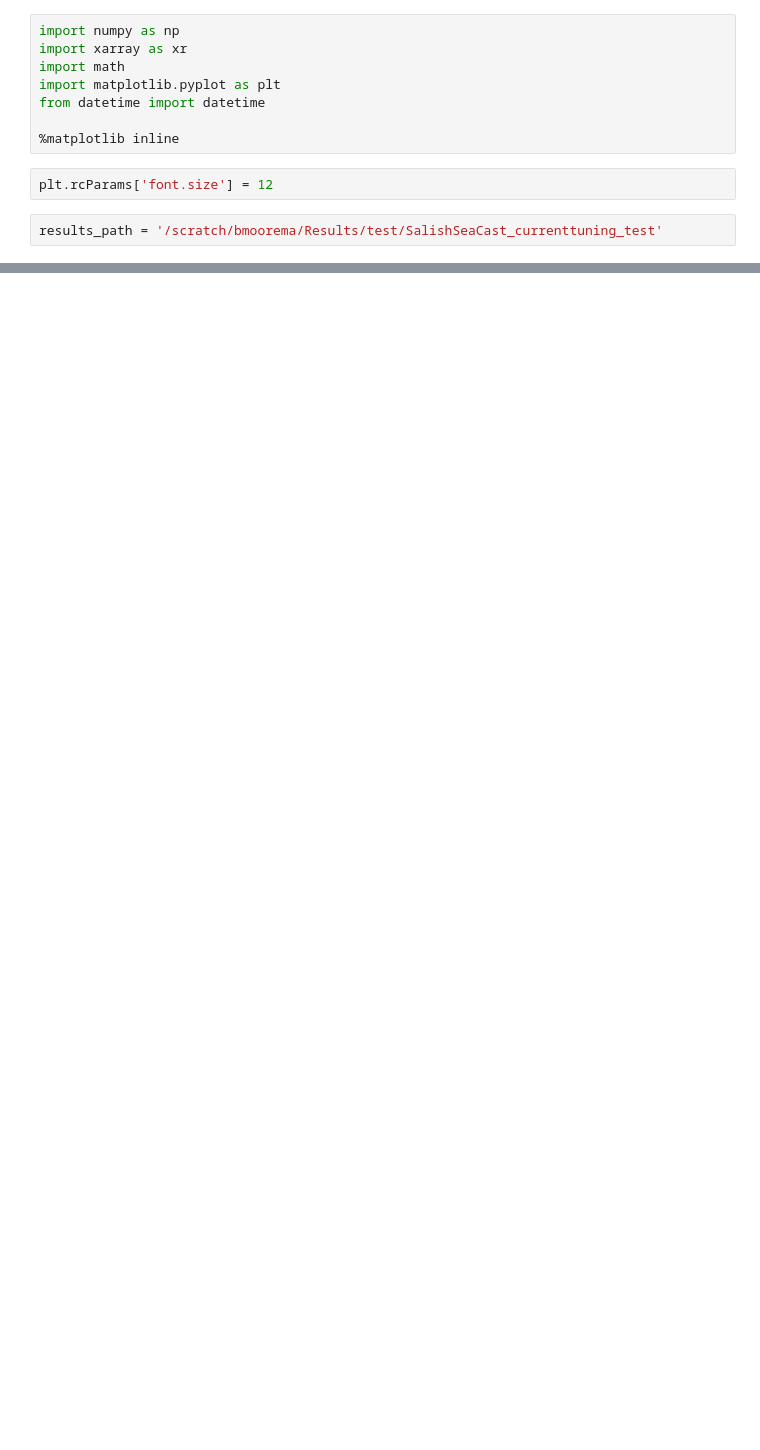
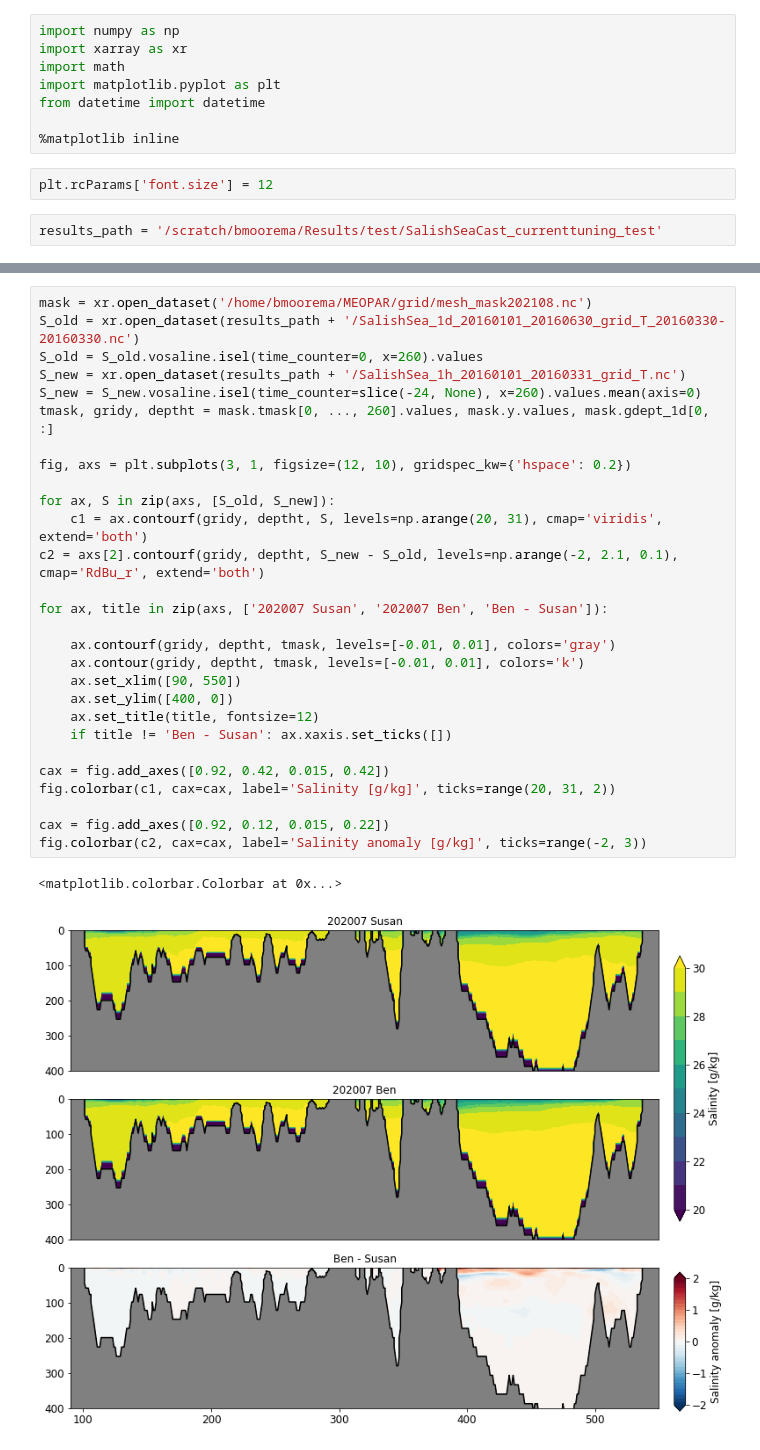
Before and after one commit to SalishSeaCast/analysis-ben, a Jupyter notebook: notebooks/graham/results_preview.ipynb, the cells around one changed output, grey strips where cells are left out. Drawn from its saved outputs; the diff is of its cells as text; blank space fills up the shorter version.

```diff
--- a/notebooks/graham/results_preview.ipynb
+++ b/notebooks/graham/results_preview.ipynb
@@ -50,0 +46,31 @@ fig.colorbar(c2, cax=cax, label='Salinity anomaly [g/kg]', ticks=range(-5, 6))
+# %%
+mask = xr.open_dataset('/home/bmoorema/MEOPAR/grid/mesh_mask202108.nc')
+S_old = xr.open_dataset(results_path + '/SalishSea_1d_20160101_20160630_grid_T_20160330-20160330.nc')
+S_old = S_old.vosaline.isel(time_counter=0, x=260).values
+S_new = xr.open_dataset(results_path + '/SalishSea_1h_20160101_20160331_grid_T.nc')
+S_new = S_new.vosaline.isel(time_counter=slice(-24, None), x=260).values.mean(axis=0)
+tmask, gridy, deptht = mask.tmask[0, ..., 260].values, mask.y.values, mask.gdept_1d[0, :]
+
+fig, axs = plt.subplots(3, 1, figsize=(12, 10), gridspec_kw={'hspace': 0.2})
+
+for ax, S in zip(axs, [S_old, S_new]):
+    c1 = ax.contourf(gridy, deptht, S, levels=np.arange(20, 31), cmap='viridis', extend='both')
+c2 = axs[2].contourf(gridy, deptht, S_new - S_old, levels=np.arange(-2, 2.1, 0.1), cmap='RdBu_r', extend='both')
+
+for ax, title in zip(axs, ['202007 Susan', '202007 Ben', 'Ben - Susan']):
+
+    ax.contourf(gridy, deptht, tmask, levels=[-0.01, 0.01], colors='gray')
+    ax.contour(gridy, deptht, tmask, levels=[-0.01, 0.01], colors='k')
+    ax.set_xlim([90, 550])
+    ax.set_ylim([400, 0])
+    ax.set_title(title, fontsize=12)
+    if title != 'Ben - Susan': ax.xaxis.set_ticks([])
+
+cax = fig.add_axes([0.92, 0.42, 0.015, 0.42])
+fig.colorbar(c1, cax=cax, label='Salinity [g/kg]', ticks=range(20, 31, 2))
+
+cax = fig.add_axes([0.92, 0.12, 0.015, 0.22])
+fig.colorbar(c2, cax=cax, label='Salinity anomaly [g/kg]', ticks=range(-2, 3))
+# %% [output]
+<matplotlib.colorbar.Colorbar at 0x...>
+[figure, added]
```
Also changed, not shown: parts of 1 cell of this notebook.
